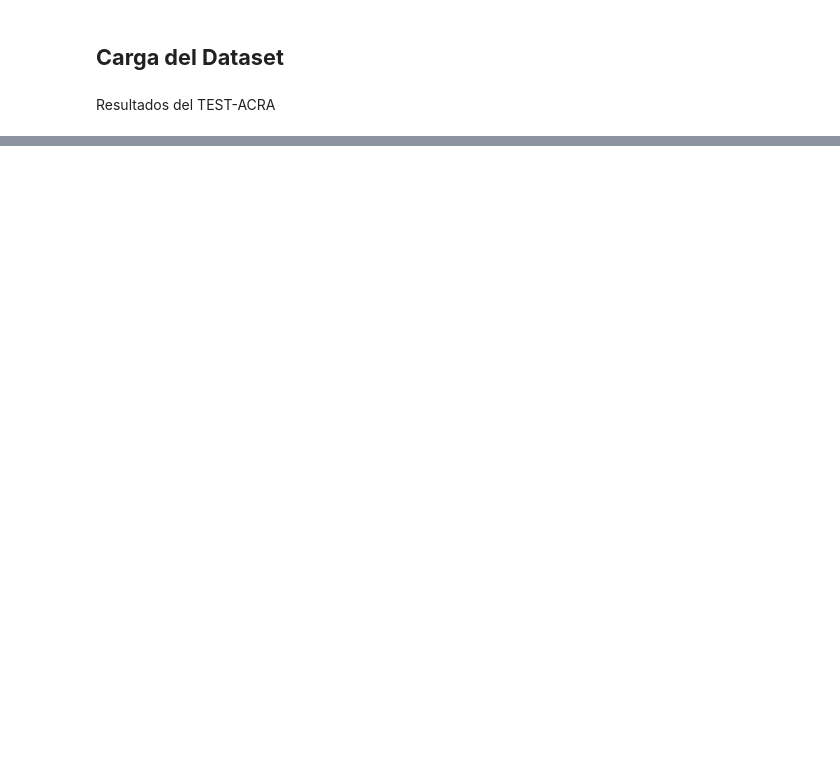
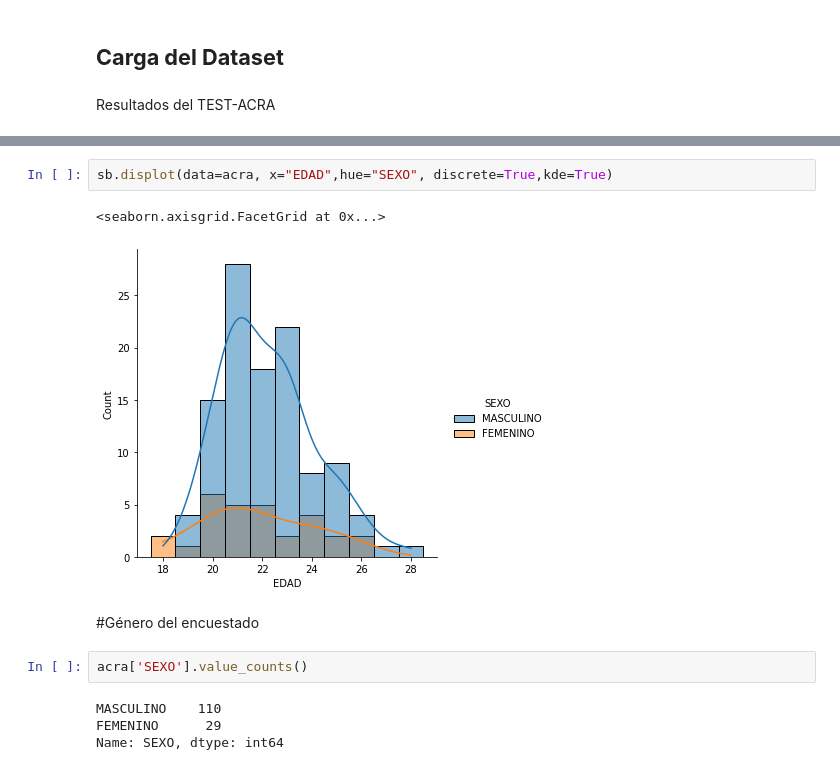
Before and after one commit to Ynafets/TEST-ACRA, a Jupyter notebook: Test_ACRA.ipynb, the cells around one changed output, grey strips where cells are left out. Saved outputs shown, nothing was run; the diff lists cells and outputs as text; blank space fills up the shorter version.

```diff
--- a/Test_ACRA.ipynb
+++ b/Test_ACRA.ipynb
@@ -23,0 +194,13 @@ acra=pd.read_excel()
+# %%
+sb.displot(data=acra, x="EDAD",hue="SEXO", discrete=True,kde=True)
+# %% [output]
+<seaborn.axisgrid.FacetGrid at 0x...>
+[figure, added]
+# %% [markdown]
+#Género del encuestado
+# %%
+acra['SEXO'].value_counts()
+# %% [output]
+MASCULINO    110
+FEMENINO      29
+Name: SEXO, dtype: int64
```
Also changed, not shown: parts of 90 cells of this notebook.
